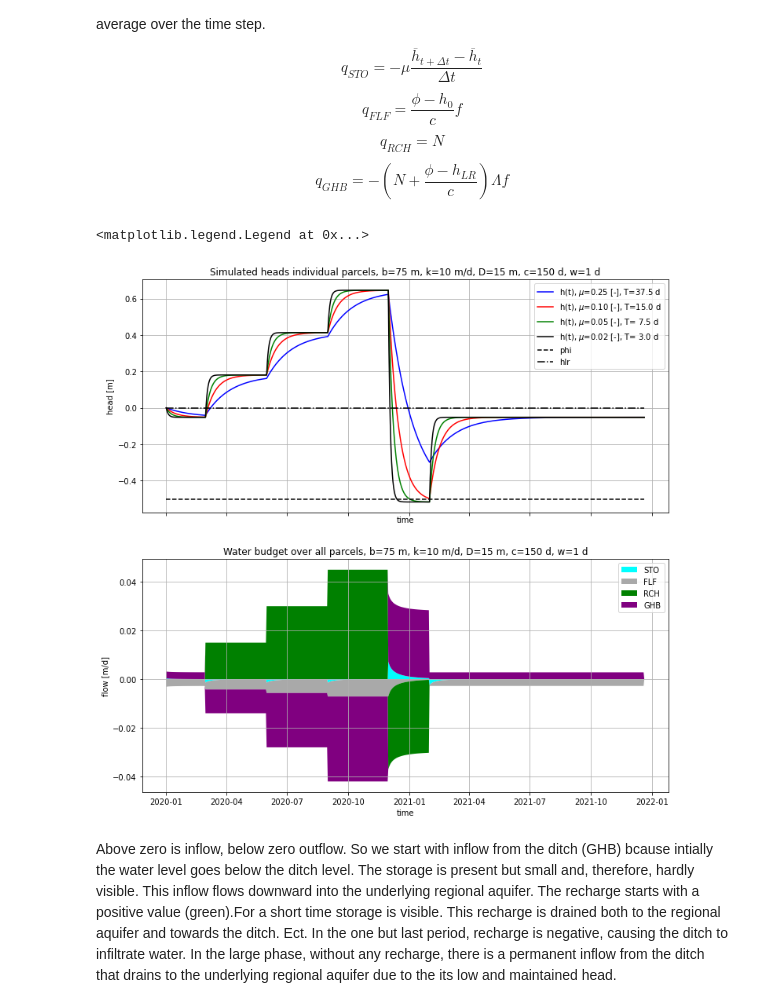
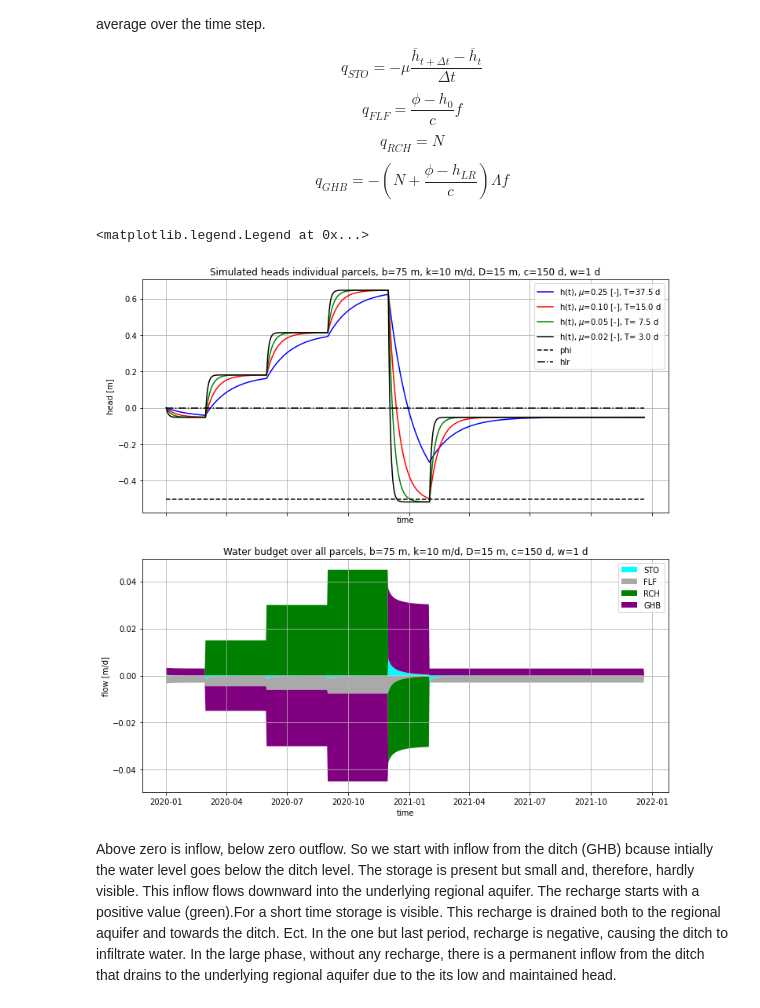
Before and after one commit to Olsthoorn/GGOR, a Jupyter notebook: jupyter/Basic-analytic-GGOR-solution.ipynb, the cells around one changed output. Saved outputs shown, nothing was run; the diff lists cells and outputs as text; code cells hidden in the pictures.

```diff
--- a/jupyter/Basic-analytic-GGOR-solution.ipynb
+++ b/jupyter/Basic-analytic-GGOR-solution.ipynb
@@ -176,0 +194,31 @@ $$h-\phi=Nc-\frac{b}{\lambda}\frac{\left(Nc-\left(h_{LR}-\phi\right)\right)}{\fr
+# %%
+ax = ga.newfig('Head in cross section, including average heads', 'x [m]', 'head [m]')
+
+clrs = ['b', 'r', 'g', 'k', 'm', 'c']
+cvals = [5000, 10000, 20000, 30000]
+# Show for ever larger c
+for c in cvals:
+    # For several data sets
+    for ip, clr in zip(data0.index[:6], clrs):
+        # Using data0 (not data)
+        d = data0.iloc[ip]
+        b, k, D,  w, hlr, phi, N = d[['b', 'k', 'D', 'w', 'hlr', 'phi', 'N']]
+        x = np.linspace(-b, b, 51)
+        lam = np.sqrt(k * D * c)
+        blam = b  / lam
+        Lam = 1 / (blam * np.cosh(blam) / np.sinh(blam) + (b / c) / (D / w))
+
+        if c == cvals[-1]:
+            label0 = '$b/\lambda$ = {:6.3f}, c = {:8.2f}, w={:4.1f}'.format(blam, c, w)
+            label1 = 'c = $\infty$'
+        else:
+            label0=''
+            label1 = ''
+        h = phi + N * c - blam * (N * c - (hlr - phi)) * Lam * np.cosh(x / lam) / np.sinh(blam)
+        ax.plot(x, h, color=clr, label=label0)
+
+        # The analytical solution without aquitard and underlying regional aquifer
+        h  = hlr + N * (b ** 2 - x ** 2) / (2 * k * D)  + N * b * w / D
+        ax.plot(x, h, 'x', lw=3, color=clr, marker='o', ls='none', label=label1)
+
+    ax.legend()
@@ -361,38 +414,40 @@ for ip in range(len(propdata)):
         prd  = perdata.loc[perchange]
         N, phi, hlr   = prd['N'], prd['phi'], prd['hlr']
         hinf = phi + N * c * (1 - Lam) + (hlr - phi) * Lam
         e = np.exp(-(dt) / T)
+        f = (1 - e) * (T / dt)
         td = tdata.loc[t]
-        h = phi + (h0 - phi) * e + (hinf - phi) * (1 - e)
+        h  = phi + (h0 - phi) * e + (hinf - phi) * (1 - e)
+        ha = phi + (h0 - phi) * f + (hinf - phi) * (1 - f)
         td[['h','phi', 'hlr', 'N']] = h, phi, hlr, N
 
-        f = (1 - e) / (dt  / T)
         CBC['STO'][ip, it] = -Sy * (h - h0) / dt
-        CBC['FLF'][ip, it] = (phi - h0) / c * f
+        CBC['FLF'][ip, it] = (phi - ha) / c
         CBC['RCH'][ip, it] = N
-        CBC['GHB'][ip, it] = -(N + (phi - hlr) / c) * Lam * f
+        #CBC['GHB'][ip, it] = -(N + (phi - hlr) / c) * Lam * f
+        CBC['GHB'][ip, it] =  ((hlr - phi) / c - N) * Lam # zonder f, zie theorie
 
         tprev = t
 
     ax[0].plot(tdata.index, tdata['h'], color=clrs[ip % len(clrs)],
             label='h(t), $\mu$={:.2f} [-], T={:4.1f} d'.format(Sy, T))
 
 ax[0].plot(tdata.index, tdata['phi'], 'k--', label='phi' )
 ax[0].plot(tdata.index, tdata['hlr'], 'k-.', label='hlr')
 ax[0].legend()
 
 components = ['STO', 'FLF', 'RCH', 'GHB']
 V = np.zeros((len(components), len(tdata)))
 for ic, comp in enumerate(components):
     V[ic] = CBC[comp].mean(axis=0)
 
 clrs = ['cyan', 'darkgray', 'green', 'purple']
 ax[1].stackplot(tdata.index, V * (V > 0), labels=components, colors=clrs)
 ax[1].stackplot(tdata.index, V * (V < 0), colors=clrs)
 ax[1].legend()
 # %% [output]
 <matplotlib.legend.Legend at 0x...>
-[figure, old version]
+[figure, new version]
 # %% [markdown]
 Above zero is inflow, below zero outflow. So we start with inflow from the ditch (GHB) bcause intially the water level goes below the ditch level. The storage is present but small and, therefore, hardly visible. This inflow flows downward into the underlying regional aquifer. The recharge starts with a positive value (green).For a short time storage is visible. This recharge is drained both to the regional aquifer and towards the ditch. Ect. In the one but last period, recharge is negative, causing the ditch to infiltrate water. In the large phase, without any recharge, there is a permanent inflow from the ditch that drains to the underlying regional aquifer due to the its low and maintained head.
 # %% [markdown]
```
Also changed, not shown: parts of 9 cells of this notebook, 5 other files.
